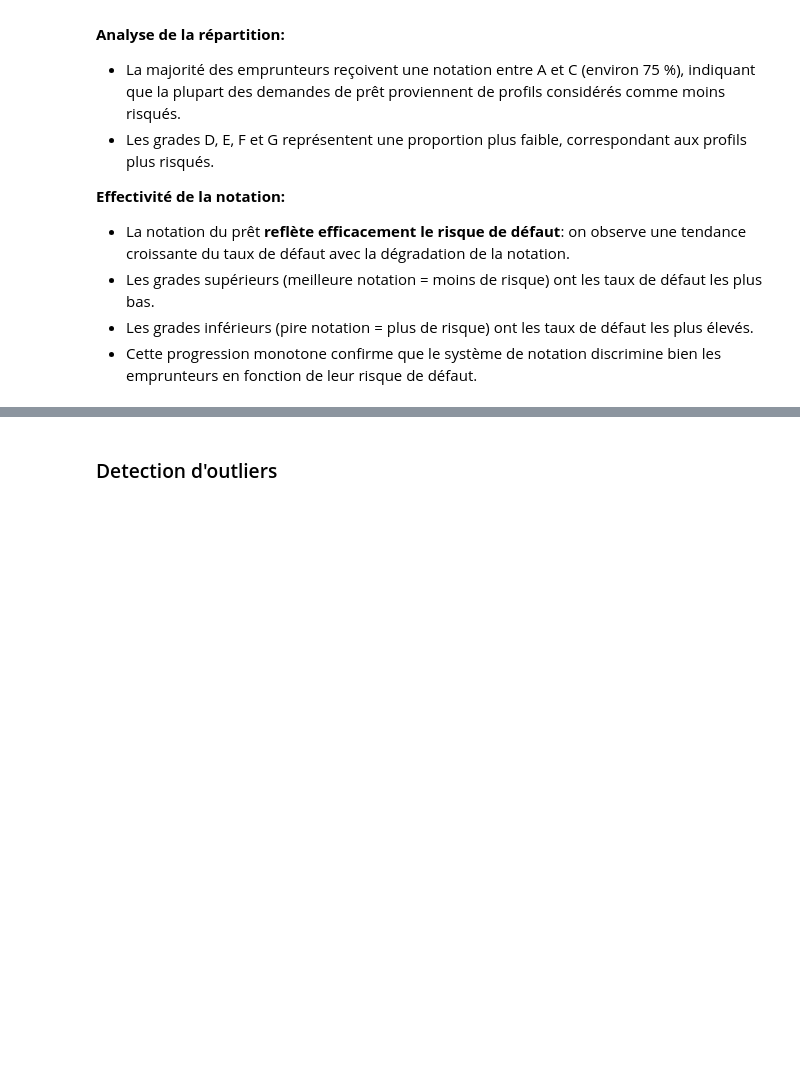
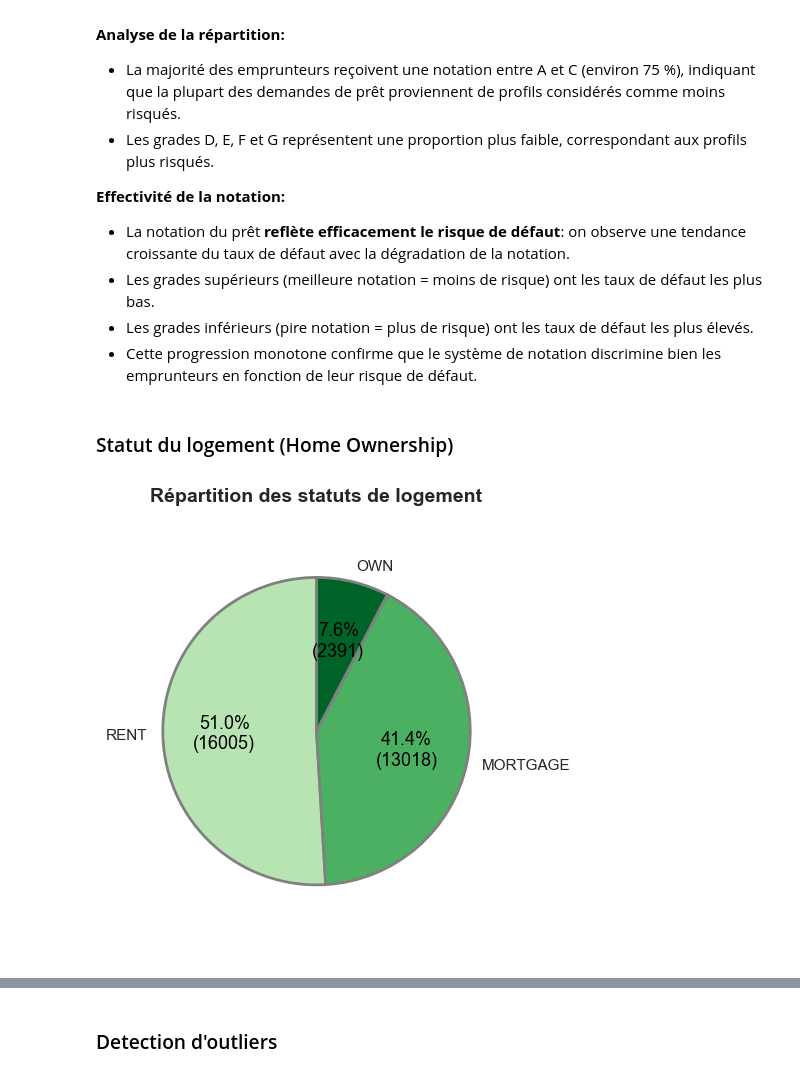
Before and after one commit to YATABARE-Cheikna-Amala/Projet-Final-Python_Pour_la_Data_Science, a Jupyter notebook: Projet_python_pour_la_data_science.ipynb, the cells around one changed output, grey strips where cells are left out. Drawn from its saved outputs; the diff is of its cells as text; code cells hidden in the pictures; blank space fills up the shorter version.

```diff
--- a/Projet_python_pour_la_data_science.ipynb
+++ b/Projet_python_pour_la_data_science.ipynb
@@ -302,3 +329,33 @@ plt.show()
 - Les grades supérieurs (meilleure notation = moins de risque) ont les taux de défaut les plus bas.
 - Les grades inférieurs (pire notation = plus de risque) ont les taux de défaut les plus élevés.
 - Cette progression monotone confirme que le système de notation discrimine bien les emprunteurs en fonction de leur risque de défaut.
+# %% [markdown]
+### Statut du logement (Home Ownership)
+# %%
+
+# Distribution des fréquences des différents statuts de logement.
+level_counts = data['Home Ownership'].value_counts()
+colors = plt.cm.Greens(np.linspace(0.3, 0.9, len(level_counts)))
+
+fig, ax = plt.subplots(figsize=(5, 5))
+
+wedges, texts, autotexts = ax.pie(
+    level_counts.values,
+    labels=level_counts.index,
+    autopct=lambda pct: f'{pct:.1f}%\n({int(pct/100*sum(level_counts.values))})',
+    colors=colors,
+    textprops={'fontsize': 11},
+    wedgeprops={'edgecolor': 'gray', 'linewidth': 2},
+    startangle=90
+)
+
+for autotext in autotexts:
+    autotext.set_fontsize(13)
+    autotext.set_color('black')
+
+ax.set_title('Répartition des statuts de logement', fontsize=14, fontweight='bold')
+ax.axis('equal')
+plt.tight_layout()
+plt.show()
+# %% [output]
+[figure, added]
```
Also changed, not shown: parts of 19 cells of this notebook.
